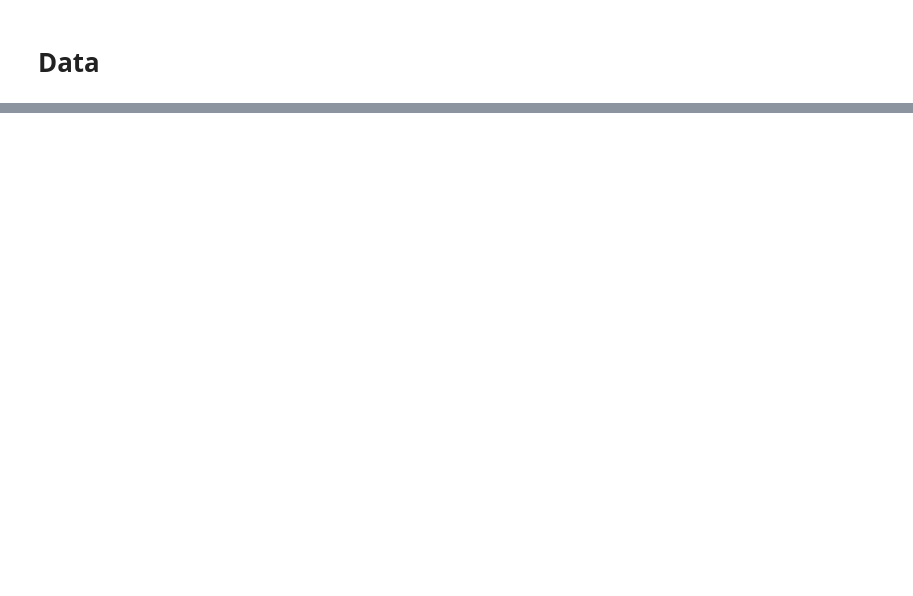
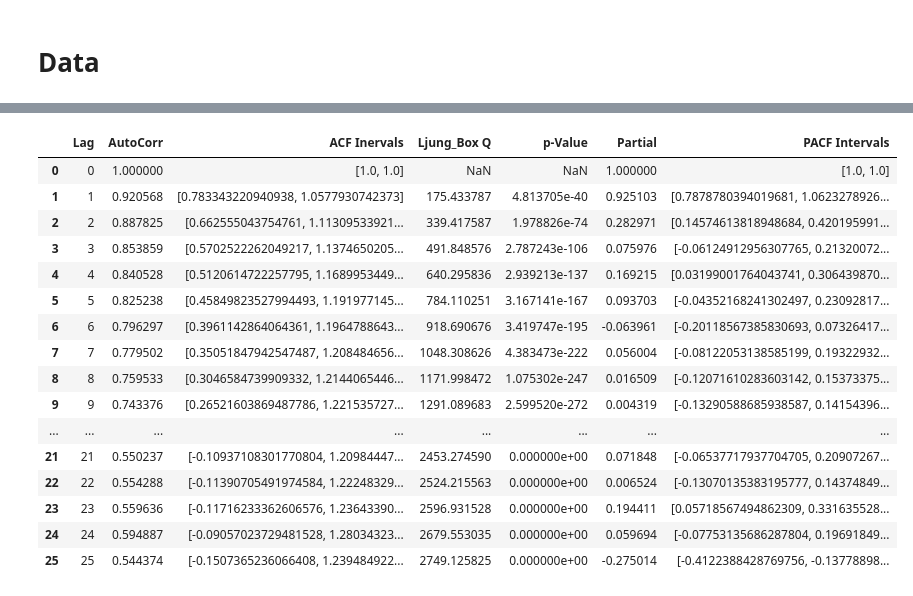
Before and after one commit to AaronNHorvitz/WanderingGoose, a Jupyter notebook: Sandbox/Time Series EDA.ipynb, the cells around one changed output, grey strips where cells are left out. Drawn from its saved outputs; the diff is of its cells as text; code cells hidden in the pictures; blank space fills up the shorter version.

```diff
--- a/Sandbox/Time Series EDA.ipynb
+++ b/Sandbox/Time Series EDA.ipynb
@@ -210,0 +202,32 @@ def seasonal_plot(dates, values):
+# %%
+def time_series_diagnostic_values(df):
+
+    num_lags= 25 if len(df) >=25 else len(df)
+
+    acf_values, acf_interval, ljung_box_vals, p_vals = acf(
+        x=df['y'],
+        nlags=num_lags,
+        qstat=True,
+        alpha=0.05,
+        fft=False
+    )
+
+    pacf_values, pacf_interval = pacf(
+        x=df['y'],
+        nlags=num_lags,
+        method='ywadjusted',
+        alpha=0.05
+    )
+
+    autocorrelations = pd.DataFrame(
+        {'Lag':np.arange(num_lags+1),
+         'AutoCorr':[val for val in acf_values],
+         'ACF Inervals':[val for val in acf_interval],
+         'Ljung_Box Q':[val for val in np.insert(ljung_box_vals, 0, None)],
+         'p-Value':[val for val in np.insert(p_vals, 0, None)],
+         'Partial':[val for val in pacf_values],
+         'PACF Intervals':[val for val in pacf_interval]
+        }
+    )
+
+    return autocorrelations
@@ -210,0 +242,21 @@ def seasonal_plot(dates, values):
+# %%
+diagnostic_vals = time_series_diagnostic_values(df)
+diagnostic_vals
+# %% [output]
+|  | Lag | AutoCorr | ACF Inervals | Ljung_Box Q | p-Value | Partial | PACF Intervals |
+| 0 | 0 | 1.000000 | [1.0, 1.0] | NaN | NaN | 1.000000 | [1.0, 1.0] |
+| 1 | 1 | 0.920568 | [0.783343220940938, 1.0577930742373] | 175.433787 | 4.813705e-40 | 0.925103 | [0.7878780394019681, 1.0623278926... |
+| 2 | 2 | 0.887825 | [0.662555043754761, 1.11309533921... | 339.417587 | 1.978826e-74 | 0.282971 | [0.14574613818948684, 0.420195991... |
+| 3 | 3 | 0.853859 | [0.5702522262049217, 1.1374650205... | 491.848576 | 2.787243e-106 | 0.075976 | [-0.06124912956307765, 0.21320072... |
+| 4 | 4 | 0.840528 | [0.5120614722257795, 1.1689953449... | 640.295836 | 2.939213e-137 | 0.169215 | [0.03199001764043741, 0.306439870... |
+| 5 | 5 | 0.825238 | [0.45849823527994493, 1.191977145... | 784.110251 | 3.167141e-167 | 0.093703 | [-0.04352168241302497, 0.23092817... |
+| 6 | 6 | 0.796297 | [0.3961142864064361, 1.1964788643... | 918.690676 | 3.419747e-195 | -0.063961 | [-0.20118567385830693, 0.07326417... |
+| 7 | 7 | 0.779502 | [0.35051847942547487, 1.208484656... | 1048.308626 | 4.383473e-222 | 0.056004 | [-0.08122053138585199, 0.19322932... |
+| 8 | 8 | 0.759533 | [0.3046584739909332, 1.2144065446... | 1171.998472 | 1.075302e-247 | 0.016509 | [-0.12071610283603142, 0.15373375... |
+| 9 | 9 | 0.743376 | [0.26521603869487786, 1.221535727... | 1291.089683 | 2.599520e-272 | 0.004319 | [-0.13290588685938587, 0.14154396... |
+| ... | ... | ... | ... | ... | ... | ... | ... |
+| 21 | 21 | 0.550237 | [-0.10937108301770804, 1.20984447... | 2453.274590 | 0.000000e+00 | 0.071848 | [-0.06537717937704705, 0.20907267... |
+| 22 | 22 | 0.554288 | [-0.11390705491974584, 1.22248329... | 2524.215563 | 0.000000e+00 | 0.006524 | [-0.13070135383195777, 0.14374849... |
+| 23 | 23 | 0.559636 | [-0.11716233362606576, 1.23643390... | 2596.931528 | 0.000000e+00 | 0.194411 | [0.05718567494862309, 0.331635528... |
+| 24 | 24 | 0.594887 | [-0.09057023729481528, 1.28034323... | 2679.553035 | 0.000000e+00 | 0.059694 | [-0.07753135686287804, 0.19691849... |
+| 25 | 25 | 0.544374 | [-0.1507365236066408, 1.239484922... | 2749.125825 | 0.000000e+00 | -0.275014 | [-0.4122388428769756, -0.13778898... |
```
Also changed, not shown: parts of 21 cells of this notebook, 1 other file.
